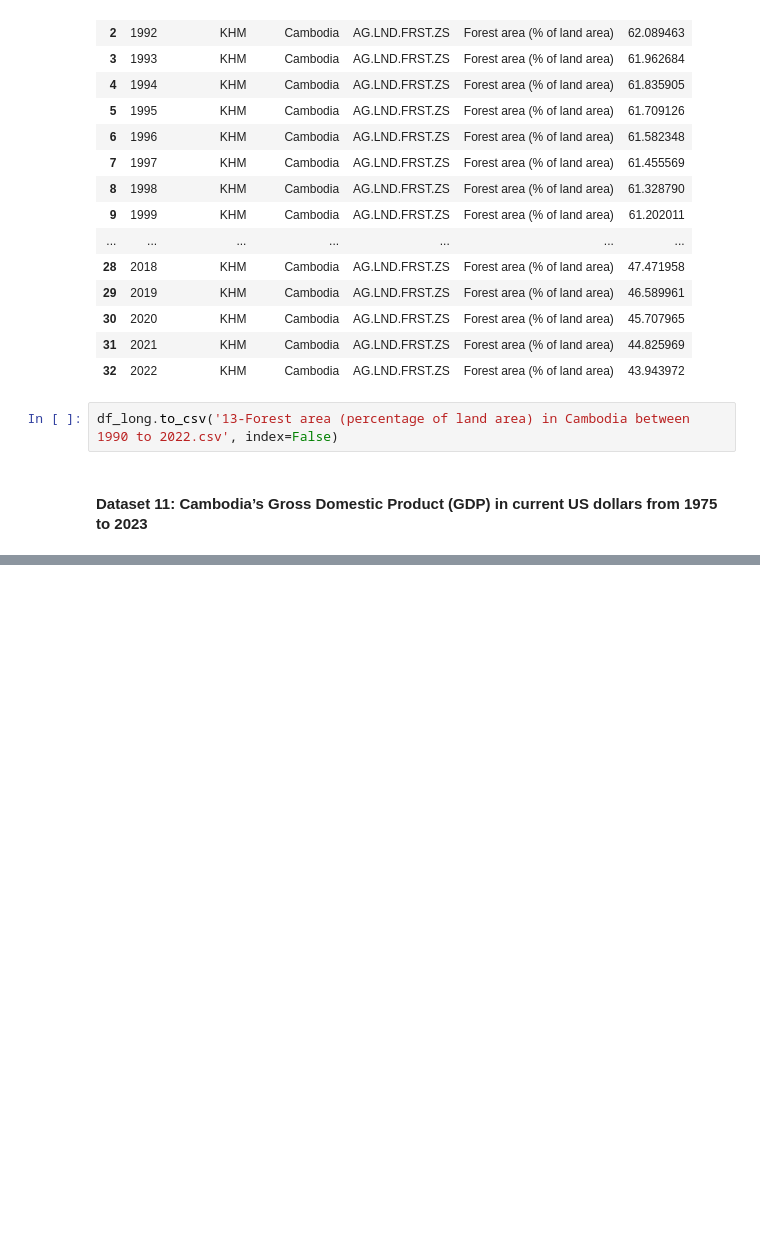
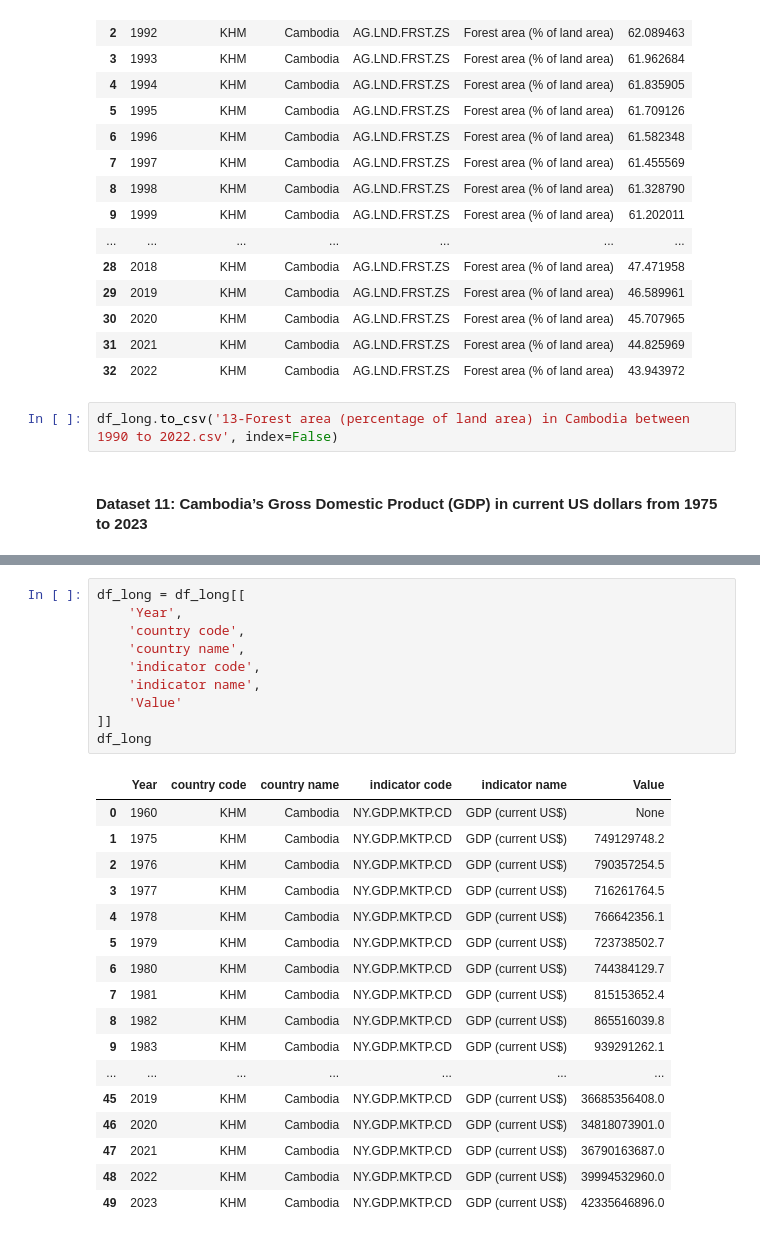
Before and after one commit to KrySenghort/Data-Cleaning-Data-EF, a Jupyter notebook: Code-02.ipynb, the cells around one changed output, grey strips where cells are left out. Drawn from its saved outputs; the diff is of its cells as text; blank space fills up the shorter version.

```diff
--- a/Code-02.ipynb
+++ b/Code-02.ipynb
@@ -680,0 +727,28 @@ df_long.to_csv('13-Forest area (percentage of land area) in Cambodia between 199
+# %%
+df_long = df_long[[
+    'Year',
+    'country code',
+    'country name',
+    'indicator code',
+    'indicator name',
+    'Value'
+]]
+df_long
+# %% [output]
+|  | Year | country code | country name | indicator code | indicator name | Value |
+| 0 | 1960 | KHM | Cambodia | NY.GDP.MKTP.CD | GDP (current US$) | None |
+| 1 | 1975 | KHM | Cambodia | NY.GDP.MKTP.CD | GDP (current US$) | 749129748.2 |
+| 2 | 1976 | KHM | Cambodia | NY.GDP.MKTP.CD | GDP (current US$) | 790357254.5 |
+| 3 | 1977 | KHM | Cambodia | NY.GDP.MKTP.CD | GDP (current US$) | 716261764.5 |
+| 4 | 1978 | KHM | Cambodia | NY.GDP.MKTP.CD | GDP (current US$) | 766642356.1 |
+| 5 | 1979 | KHM | Cambodia | NY.GDP.MKTP.CD | GDP (current US$) | 723738502.7 |
+| 6 | 1980 | KHM | Cambodia | NY.GDP.MKTP.CD | GDP (current US$) | 744384129.7 |
+| 7 | 1981 | KHM | Cambodia | NY.GDP.MKTP.CD | GDP (current US$) | 815153652.4 |
+| 8 | 1982 | KHM | Cambodia | NY.GDP.MKTP.CD | GDP (current US$) | 865516039.8 |
+| 9 | 1983 | KHM | Cambodia | NY.GDP.MKTP.CD | GDP (current US$) | 939291262.1 |
+| ... | ... | ... | ... | ... | ... | ... |
+| 45 | 2019 | KHM | Cambodia | NY.GDP.MKTP.CD | GDP (current US$) | 36685356408.0 |
+| 46 | 2020 | KHM | Cambodia | NY.GDP.MKTP.CD | GDP (current US$) | 34818073901.0 |
+| 47 | 2021 | KHM | Cambodia | NY.GDP.MKTP.CD | GDP (current US$) | 36790163687.0 |
+| 48 | 2022 | KHM | Cambodia | NY.GDP.MKTP.CD | GDP (current US$) | 39994532960.0 |
+| 49 | 2023 | KHM | Cambodia | NY.GDP.MKTP.CD | GDP (current US$) | 42335646896.0 |
```
Also changed, not shown: parts of 9 cells of this notebook, 2 other files.
